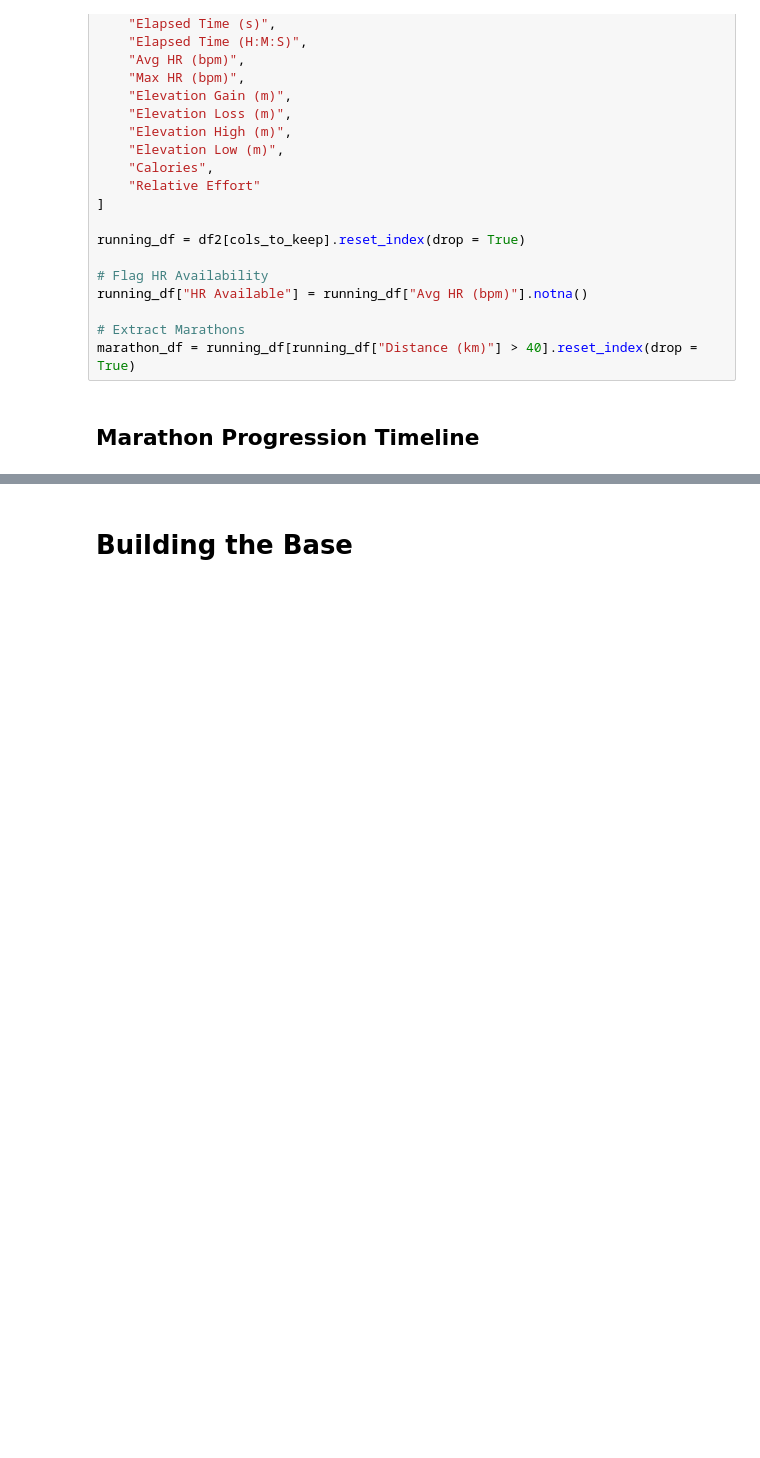
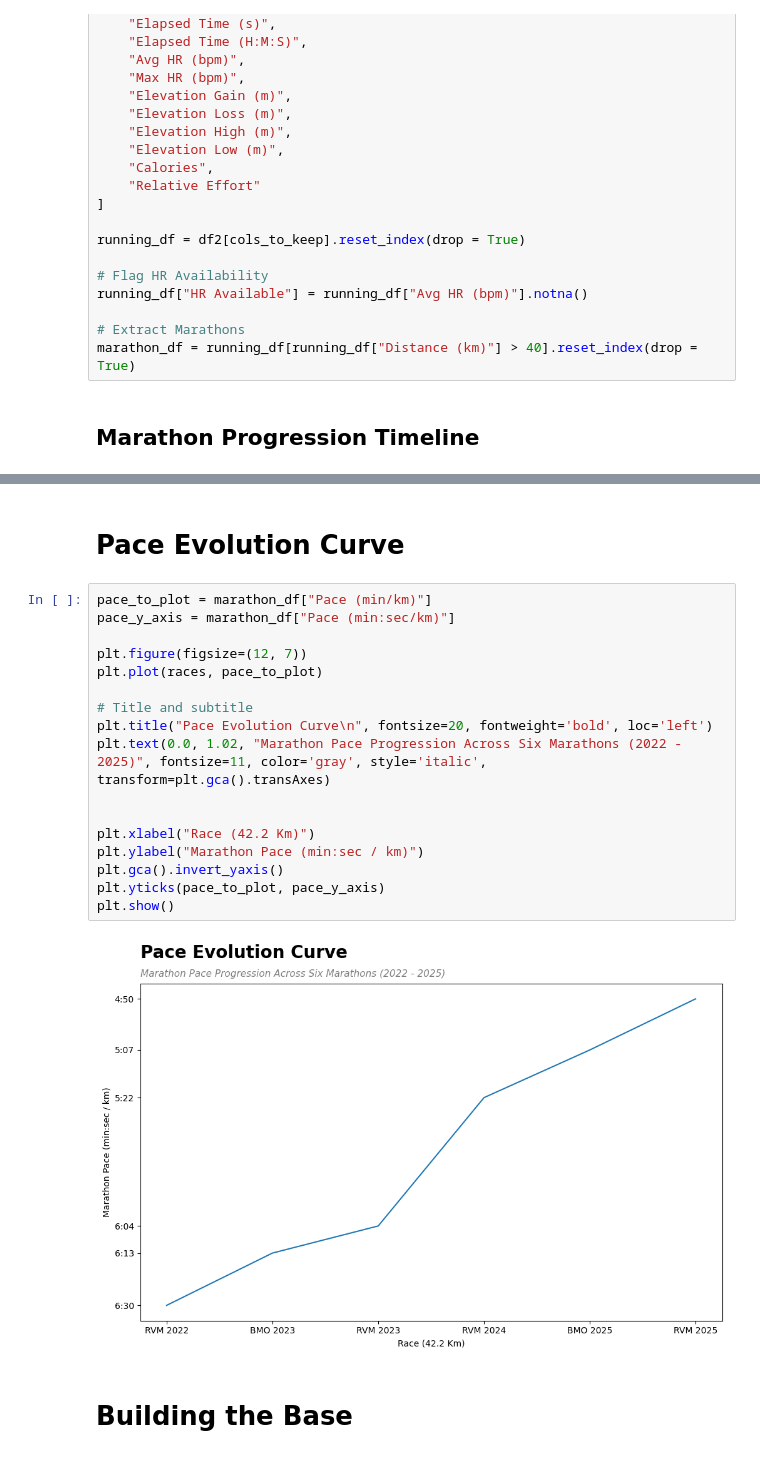
Before and after one commit to adi-padmarajan/Endurance-Analytics-Dashboard, a Jupyter notebook: endurance_analytics.ipynb, the cells around one changed output, grey strips where cells are left out. Cells and saved outputs as stored; diff of their text form; blank space fills up the shorter version.

Commit message:
Created Pace Evolution Visualization

```diff
--- a/endurance_analytics.ipynb
+++ b/endurance_analytics.ipynb
@@ -288,6 +288,27 @@ plt.savefig('marathon_progression.png', dpi=150, bbox_inches='tight', facecolor=
 plt.show()
 # %% [output]
 [figure]
+# %% [markdown]
+# Pace Evolution Curve
+# %%
+pace_to_plot = marathon_df["Pace (min/km)"]
+pace_y_axis = marathon_df["Pace (min:sec/km)"]
+
+plt.figure(figsize=(12, 7))
+plt.plot(races, pace_to_plot)
+
+# Title and subtitle
+plt.title("Pace Evolution Curve\n", fontsize=20, fontweight='bold', loc='left')
+plt.text(0.0, 1.02, "Marathon Pace Progression Across Six Marathons (2022 - 2025)", fontsize=11, color='gray', style='italic', transform=plt.gca().transAxes)
+
+
+plt.xlabel("Race (42.2 Km)")
+plt.ylabel("Marathon Pace (min:sec / km)")
+plt.gca().invert_yaxis()
+plt.yticks(pace_to_plot, pace_y_axis)
+plt.show()
+# %% [output]
+[figure, added]
 # %% [markdown]
 # Building the Base
 # %%
```
Also changed, not shown: parts of 1 cell of this notebook, 2 other files.
